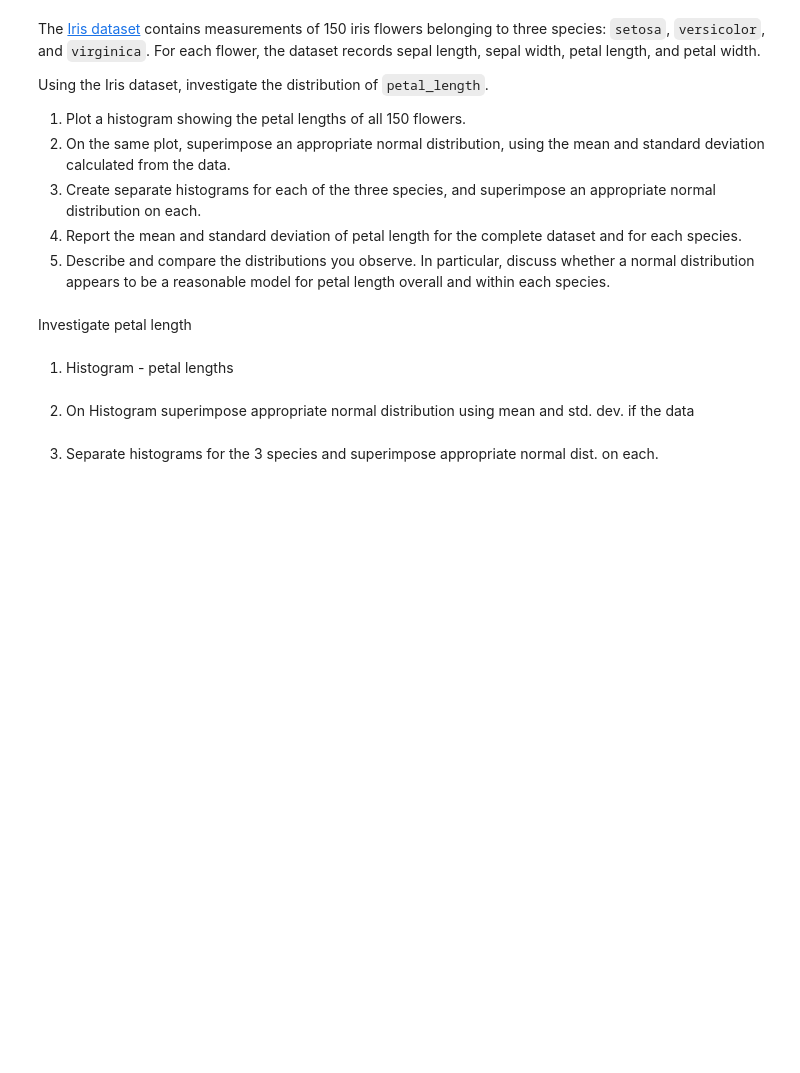
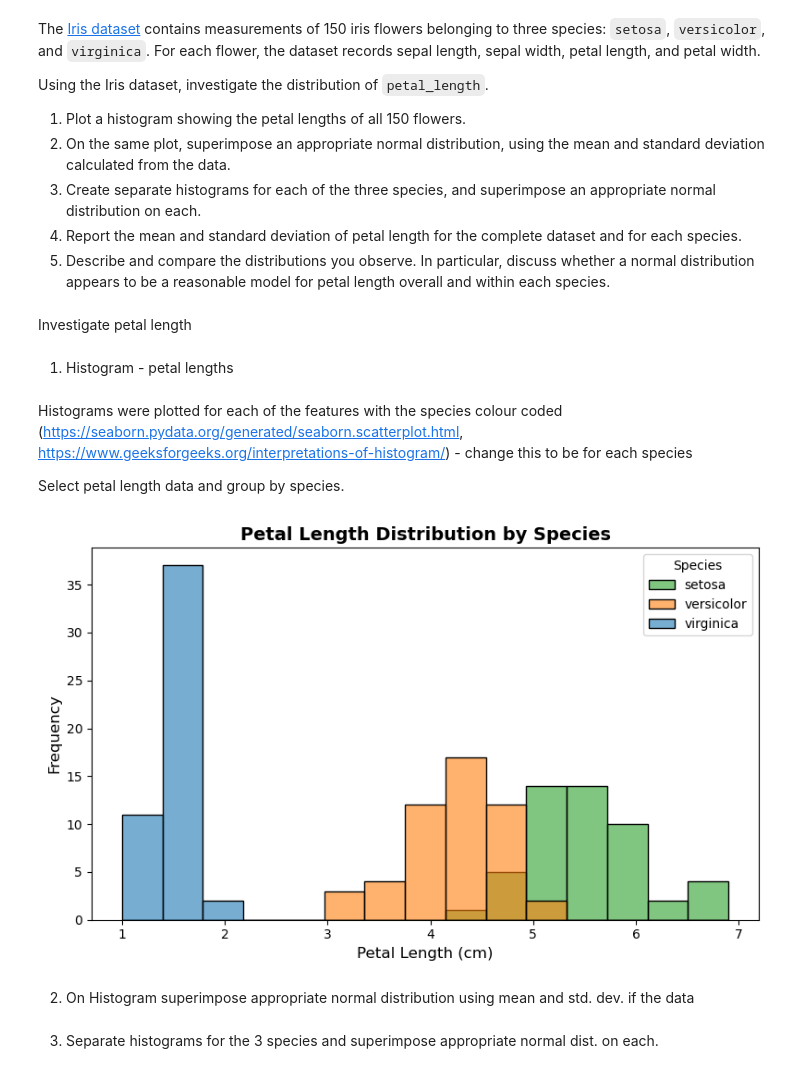
Before and after one commit to KaiiMenai/applied-statistics, a Jupyter notebook: problems.ipynb, the cells around one changed output. Drawn from its saved outputs; the diff is of its cells as text; code cells hidden in the pictures; blank space fills up the shorter version.

Commit message:
histogram for petal length added

```diff
--- a/problems.ipynb
+++ b/problems.ipynb
@@ -160,6 +160,33 @@ Using the Iris dataset, investigate the distribution of `petal_length`.
 Investigate petal length
 # %% [markdown]
 1. Histogram - petal lengths
+# %% [markdown]
+Histograms were plotted for each of the features with the species colour coded (https://seaborn.pydata.org/generated/seaborn.scatterplot.html, https://www.geeksforgeeks.org/interpretations-of-histogram/) - change this to be for each species
+
+Select petal length data and group by species.
+# %%
+# Group data by species
+setosa = df[df['species'] == 'setosa']['petal_length']
+versicolor = df[df['species'] == 'versicolor']['petal_length']
+virginica = df[df['species'] == 'virginica']['petal_length']
+
+# Specify the single plot size.
+plt.figure(figsize=(8, 5))
+
+# Plot histogram for Petal Length
+sns.histplot(data=df, x="petal_length", hue="species", kde=False, bins=15, alpha=0.6)
+
+#Adding the title to the histogram plot and labelling the axis. Also adding a legend to the plot for species differentiation.
+plt.title("Petal Length Distribution by Species", fontsize=14, fontweight='bold')
+plt.xlabel("Petal Length (cm)", fontsize=12)
+plt.ylabel("Frequency", fontsize=12)
+plt.legend(title="Species", labels=df['species'].unique(), loc='upper right')
+
+# Clean up the layout and display the plot.
+plt.tight_layout()
+plt.show()
+# %% [output]
+[figure, added]
 # %% [markdown]
 2. On Histogram superimpose appropriate normal distribution using mean and std. dev. if the data
 # %% [markdown]
```
